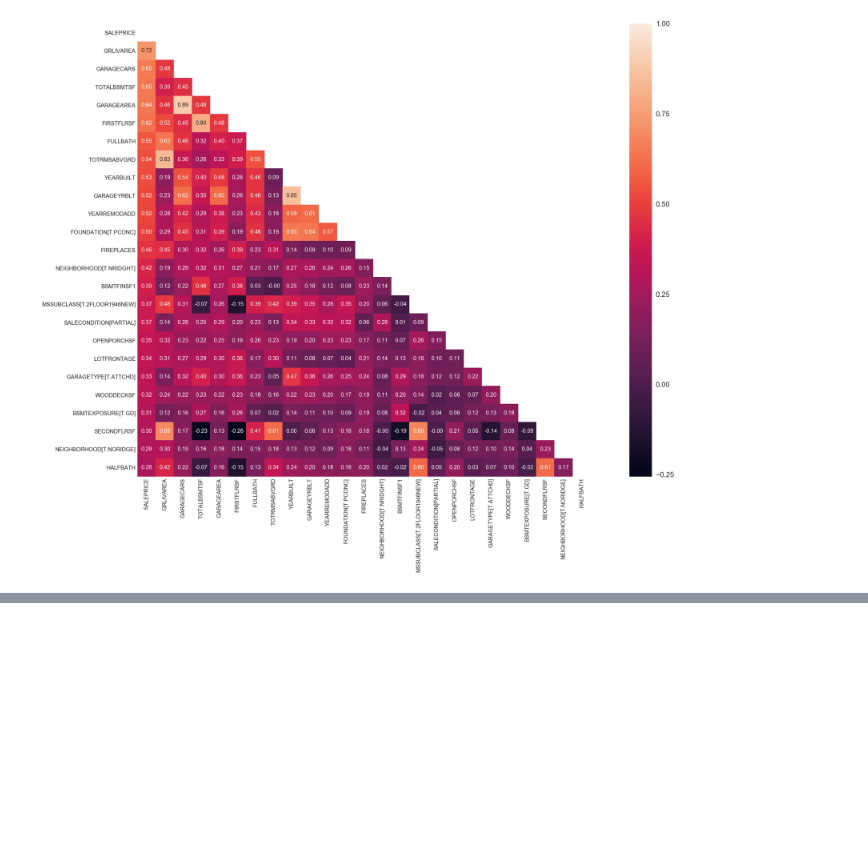
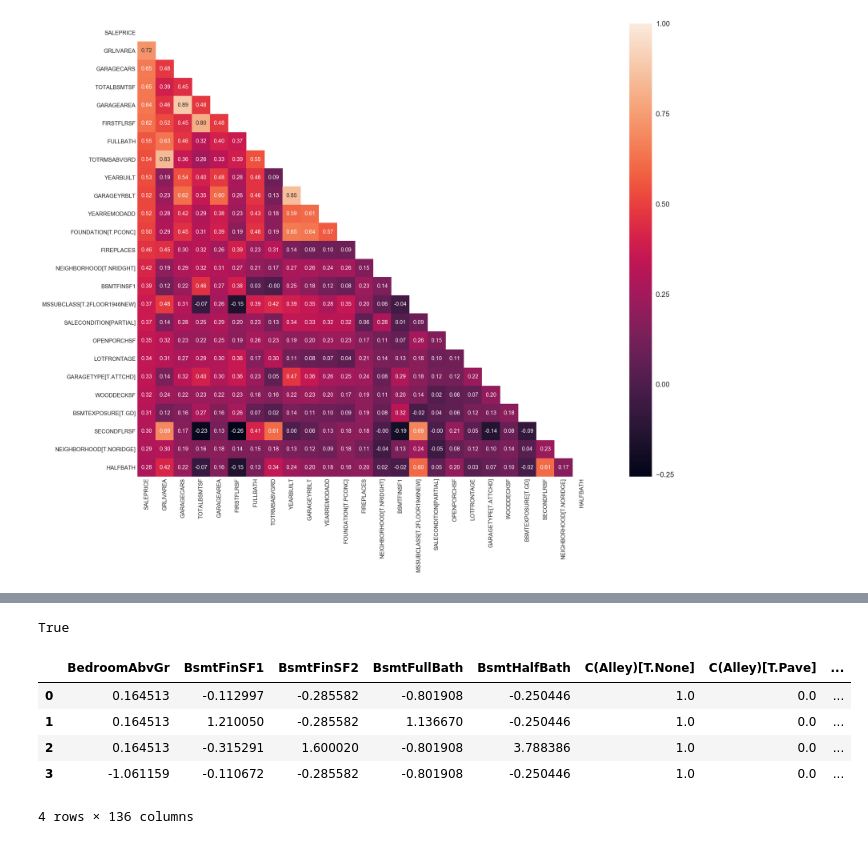
Before and after one commit to BhushanShet/BhushanShet.github.io, a Jupyter notebook: project-three/project-03-starter.ipynb, the cells around one changed output, grey strips where cells are left out. Cells and saved outputs as stored; diff of their text form; code cells hidden in the pictures; blank space fills up the shorter version.

```diff
--- a/project-three/project-03-starter.ipynb
+++ b/project-three/project-03-starter.ipynb
@@ -451,0 +470,2 @@ plt.show()
+# %%
+nscols = [co for co in X_train.columns if co.startswith('C')]
@@ -451,0 +474,4 @@ plt.show()
+# %%
+ len(X_train.columns) == len(nscols) + len(scols)
+# %% [output]
+True
@@ -451,0 +485,9 @@ plt.show()
+# %%
+Xfix_train.head(4)
+# %% [output]
+|  | BedroomAbvGr | BsmtFinSF1 | BsmtFinSF2 | BsmtFullBath | BsmtHalfBath | C(Alley)[T.None] | C(Alley)[T.Pave] | ... |
+| 0 | 0.164513 | -0.112997 | -0.285582 | -0.801908 | -0.250446 | 1.0 | 0.0 | ... |
+| 1 | 0.164513 | 1.210050 | -0.285582 | 1.136670 | -0.250446 | 1.0 | 0.0 | ... |
+| 2 | 0.164513 | -0.315291 | 1.600020 | -0.801908 | 3.788386 | 1.0 | 0.0 | ... |
+| 3 | -1.061159 | -0.110672 | -0.285582 | -0.801908 | -0.250446 | 1.0 | 0.0 | ... |
+4 rows × 136 columns
```
Also changed, not shown: parts of 21 cells of this notebook.
